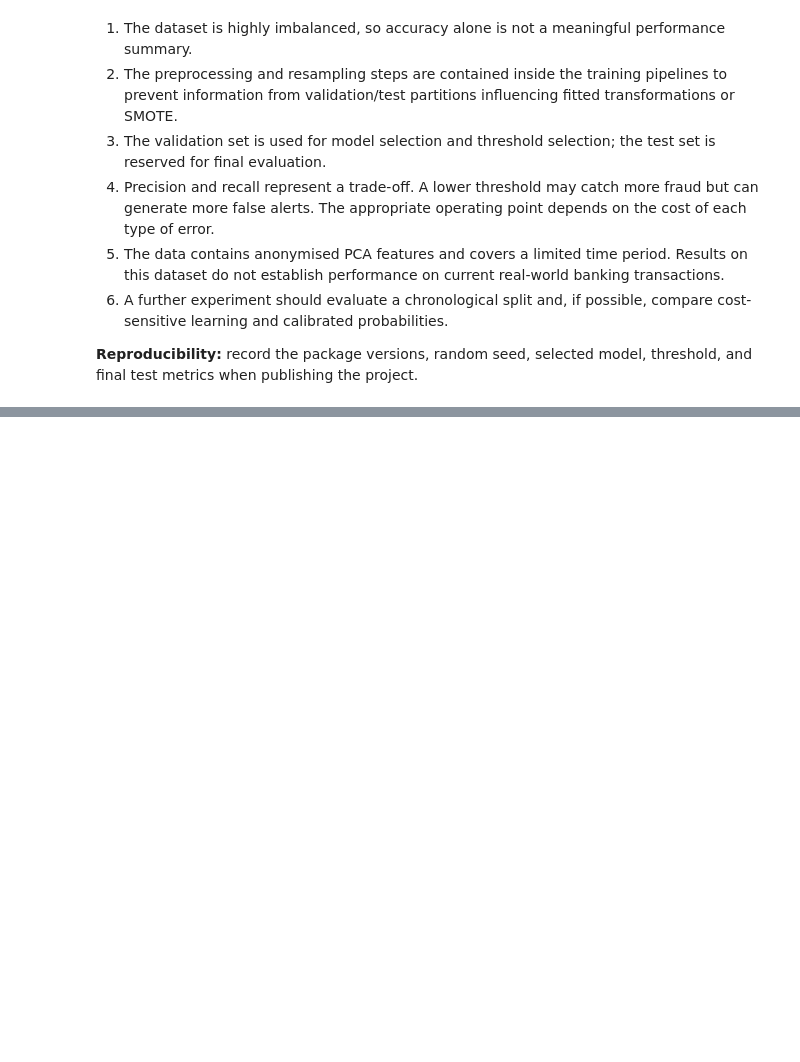
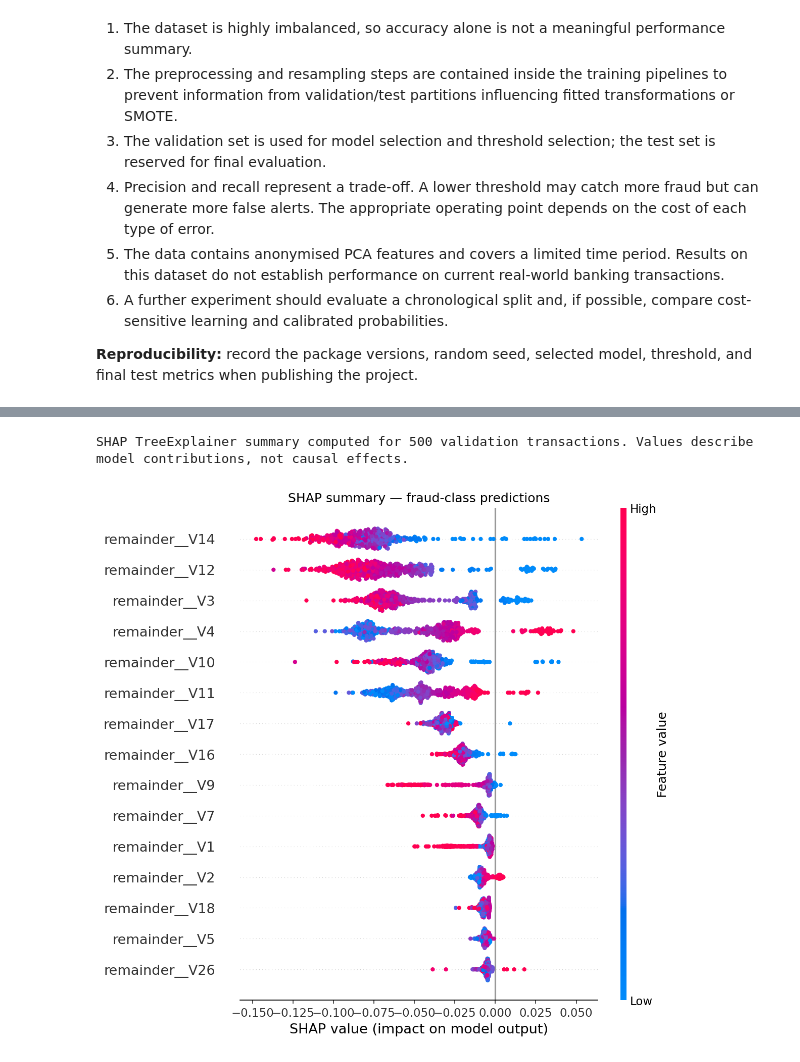
Before and after one commit to ladannasiba/Capstone-Project-3MTT, a Jupyter notebook: Credit_Card_Fraud_Detection_Improved_Executed.ipynb, the cells around one changed output, grey strips where cells are left out. Cells and saved outputs as stored; diff of their text form; code cells hidden in the pictures; blank space fills up the shorter version.

```diff
--- a/Credit_Card_Fraud_Detection_Improved_Executed.ipynb
+++ b/Credit_Card_Fraud_Detection_Improved_Executed.ipynb
@@ -402,0 +474,44 @@ Predicted class: 0 (1 = potential fraud, 0 = legitimate)
+# %%
+# Optional dependency: in a fresh Colab session, run this in a separate cell if needed:
+# %pip -q install shap
+
+try:
+    import shap
+    if hasattr(best_model, "named_steps") and "model" in best_model.named_steps:
+        fitted_preprocessor = best_model.named_steps["preprocess"]
+        fitted_estimator = best_model.named_steps["model"]
+        shap_feature_names = fitted_preprocessor.get_feature_names_out()
+
+        X_shap_raw = X_analysis.sample(n=min(500, len(X_analysis)), random_state=RANDOM_STATE)
+        X_shap_transformed = fitted_preprocessor.transform(X_shap_raw)
+        X_shap_frame = pd.DataFrame(X_shap_transformed,
+                                    columns=shap_feature_names,
+                                    index=X_shap_raw.index)
+
+        explainer = shap.TreeExplainer(fitted_estimator)
+        shap_values = explainer.shap_values(X_shap_frame)
+
+        # For binary classifiers, SHAP versions may return a list by class or
+        # a 3-D array. Select the fraud-class contributions robustly.
+        if isinstance(shap_values, list):
+            fraud_shap_values = shap_values[1]
+        elif getattr(shap_values, "ndim", 0) == 3:
+            fraud_shap_values = shap_values[:, :, 1]
+        else:
+            fraud_shap_values = shap_values
+
+        shap.summary_plot(fraud_shap_values, X_shap_frame, show=False,
+                          max_display=15)
+        plt.title("SHAP summary — fraud-class predictions")
+        plt.tight_layout()
+        plt.show()
+    else:
+        print("SHAP TreeExplainer example is configured for the selected Random Forest pipeline.")
+except ImportError:
+    print("SHAP is not installed. To enable this optional analysis, run: %pip install shap")
+except Exception as exc:
+    print("Optional SHAP analysis could not be completed in this environment:", repr(exc))
+    print("The executed permutation-importance analysis above remains available.")
+# %% [output]
+SHAP TreeExplainer summary computed for 500 validation transactions. Values describe model contributions, not causal effects.
+[figure, added]
```
Also changed, not shown: parts of 6 cells of this notebook.
